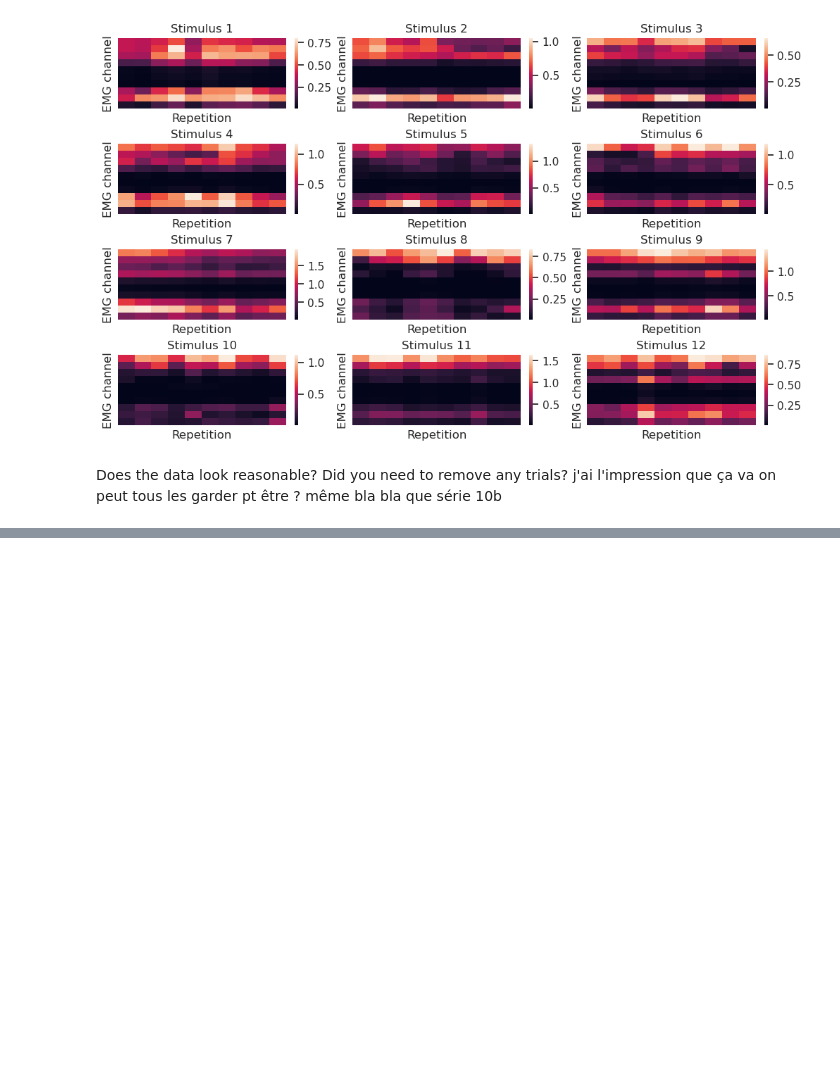
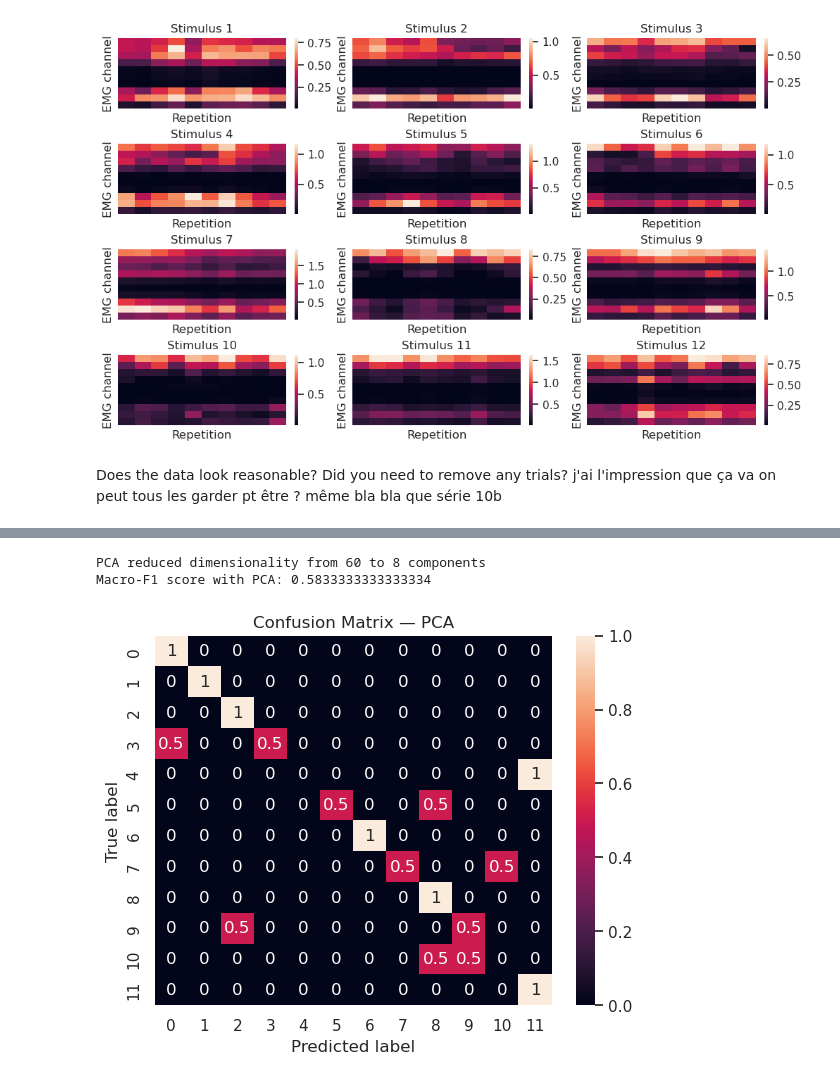
Before and after one commit to Tournedos/NSSP_project2_groupK, a Jupyter notebook: Part1.ipynb, the cells around one changed output, grey strips where cells are left out. Drawn from its saved outputs; the diff is of its cells as text; code cells hidden in the pictures; blank space fills up the shorter version.

```diff
--- a/Part1.ipynb
+++ b/Part1.ipynb
@@ -200,0 +405,39 @@ j'ai l'impression que ça va on peut tous les garder pt être ? même bla bla qu
+# %%
+# method 2 : PCA
+
+
+from sklearn.decomposition import PCA
+
+# Keep enough components to explain ~95% variance
+pca = PCA(n_components=0.95)
+pca.fit(X_train)
+
+# Transform the data
+X_train_pca = pca.transform(X_train)
+X_test_pca = pca.transform(X_test)
+
+print(f"PCA reduced dimensionality from {X_train.shape[1]} to {X_train_pca.shape[1]} components")
+
+# Train Random Forest using PCA features.
+clf_pca = RandomForestClassifier(**grid.best_params_)
+clf_pca.fit(X_train_pca, y_train)
+
+# Predict labels.
+y_pred_pca = clf_pca.predict(X_test_pca)
+
+# Evaluate performance.
+f1_pca = f1_score(y_test, y_pred_pca, average="macro")
+print(f"Macro-F1 score with PCA: {f1_pca}")
+
+# Confusion matrix.
+confmat2 = confusion_matrix(y_test, y_pred_pca, normalize="true")
+fig, ax = plt.subplots()
+sns.heatmap(confmat2, annot=True, ax=ax)
+ax.set_ylabel("True label")
+ax.set_xlabel("Predicted label")
+plt.title("Confusion Matrix — PCA")
+plt.show()
+# %% [output]
+PCA reduced dimensionality from 60 to 8 components
+Macro-F1 score with PCA: 0.5833333333333334
+[figure, added]
```
Also changed, not shown: parts of 12 cells of this notebook.
